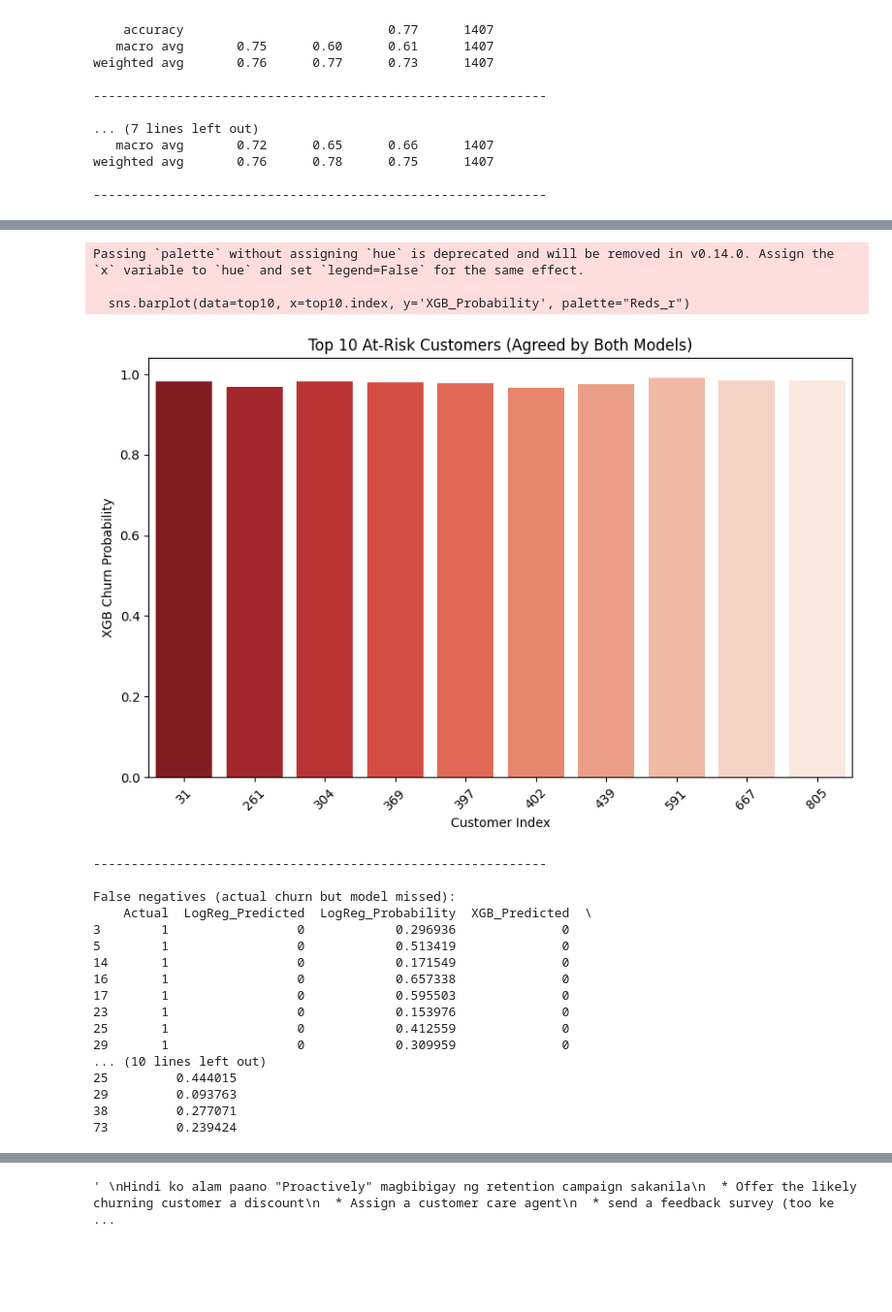
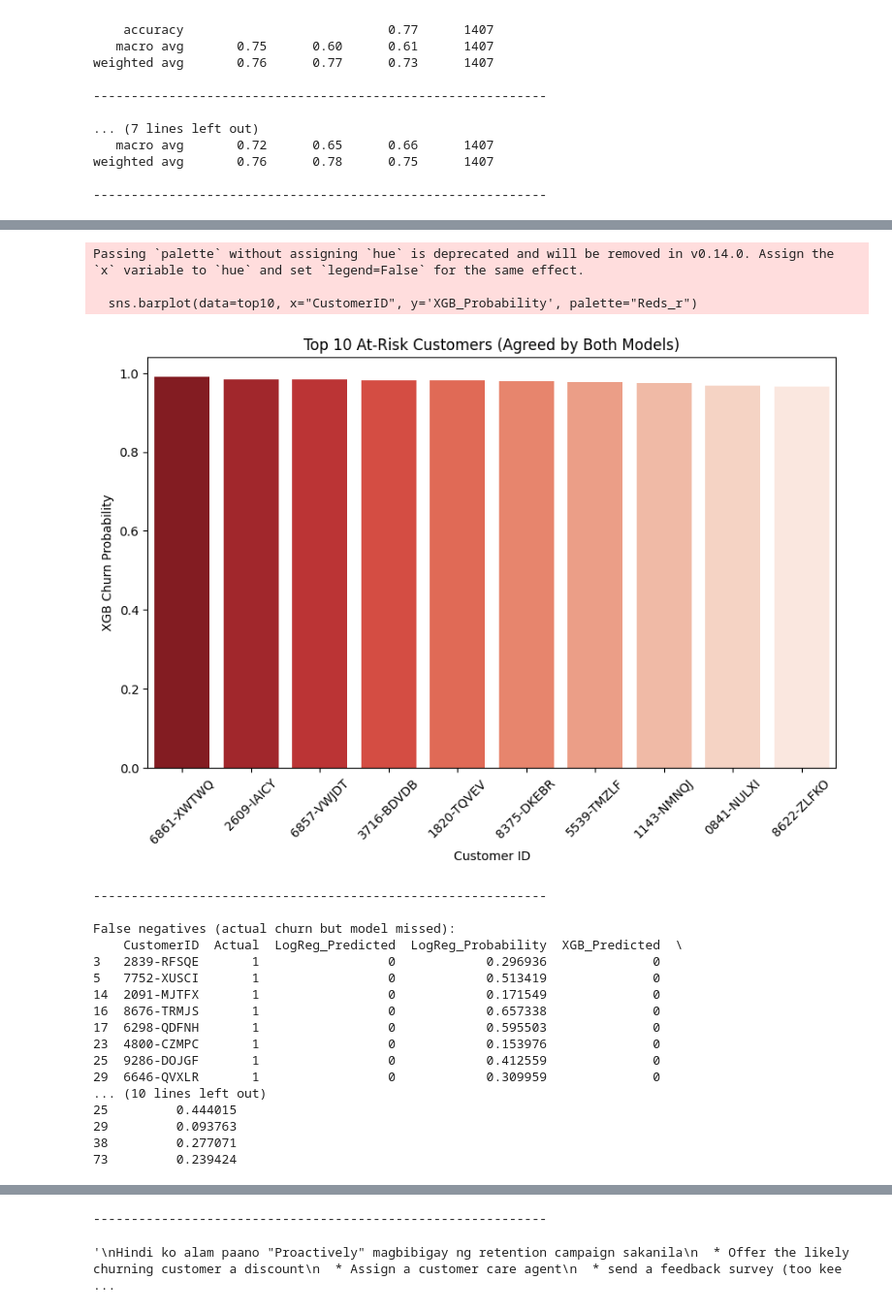
Before and after one commit to Mordical62645/churn_prediction_IBM_dm_fp, a Jupyter notebook: churn_prediction_IBM_dm_fp.ipynb, the cells around one changed output, grey strips where cells are left out. Shown: that part at 97% size. Cells and saved outputs as stored; diff of their text form; code cells hidden in the pictures; blank space fills up the shorter version.

```diff
--- a/churn_prediction_IBM_dm_fp.ipynb
+++ b/churn_prediction_IBM_dm_fp.ipynb
@@ -183,6 +203,10 @@ print("-"*60,"\n")
 
 # We'll temprorarily drop irrelevant columns for the model. This will reduce training load for the model to handle.
 # customerID is purely unique identifier. It's safe to drop.
+# As you can see, customerID is stored in "customer_id_copy". Gumawa ako ng copy niya para ma use as unique identifier sa results.
+# Still, d-drop pa rin siya kasi kapag hindi dinrop, masasama siya sa training ng model, which may affect the performance of the model.
+# Yung copy na yan will serve as unique identifier sa result para ma identify kung sinong customer yon. Kasi lahat ng data na ginamit sa training, hindi na kasama sa testing.
+customer_id_copy = df['customerID']
 df = df.drop('customerID', axis = 1) # axis = 0: delete a row; axis = 1 delete a column
 print("'customerID' dropped")
 print("-"*60,"\n")
@@ -264,7 +288,7 @@ y = df_encoded['Churn']
   # test_size is how much data goes into test set (denoted by 0.2 = 20%)
   # random_state is the seed so results is reproducible. No seed = random
   # stratify=y ensures the class distribution in y is preserved in both the train and test sets.
-X_train, X_test, y_train, y_test = train_test_split(X, y, test_size=0.2, random_state=42, stratify=y)
+X_train, X_test, y_train, y_test, id_train, id_test = train_test_split(X, y, customer_id_copy, test_size=0.2, random_state=42, stratify=y)
   # 80% of data goes to training.
   # 20% goes to testing.
   # The proportion of churned vs. non-churned customers is the same in both sets.
@@ -420,6 +444,7 @@ weighted avg       0.76      0.78      0.75      1407
 # %%
 #### PREDICTION AND OUTPUT ####
 output = pd.DataFrame({
+    'CustomerID': id_test.values,
     'Actual': y_test.values,
     'LogReg_Predicted': y_pred_lr,
     'LogReg_Probability': y_probs_lr,
@@ -427,7 +452,7 @@ output = pd.DataFrame({
     'XGB_Probability': y_probs_xgb
 })
 
-print(output.head(10)) # Show top 10 predictions
+print(f"TOP 10 PREDICTIONS\n{output.head(10)}") # Show top 10 predictions
 print("-"*60, "\n")
 
 # Save to CSV for further inspection
@@ -475,10 +500,10 @@ plt.show()
 
 top10 = agreed_churn.head(10)
 plt.figure(figsize=(10, 6))
-sns.barplot(data=top10, x=top10.index, y='XGB_Probability', palette="Reds_r")
+sns.barplot(data=top10, x="CustomerID", y='XGB_Probability', palette="Reds_r")
 plt.title("Top 10 At-Risk Customers (Agreed by Both Models)")
 plt.ylabel("XGB Churn Probability")
-plt.xlabel("Customer Index")
+plt.xlabel("Customer ID")
 plt.xticks(rotation=45)
 plt.show()
 
@@ -503,7 +528,7 @@ plt.title("Number of False Negatives (Actual == 1, XGB Predicted == 0)")
 plt.xlabel("Actual Churn")
 plt.ylabel("Count")
 plt.show()
-
+print("-"*60, "\n")
 
 """
 Hindi ko alam paano "Proactively" magbibigay ng retention campaign sakanila
@@ -550,25 +575,25 @@ Customers with high-confidence churn predictions (both models agree):
 ... (10 lines left out)
 397         0.977343
 439         0.974331
 261         0.968428
 402         0.965864
 [figure]
 Passing `palette` without assigning `hue` is deprecated and will be removed in v0.14.0. Assign the `x` variable to `hue` and set `legend=False` for the same effect.
 
-  sns.barplot(data=top10, x=top10.index, y='XGB_Probability', palette="Reds_r")
+  sns.barplot(data=top10, x="CustomerID", y='XGB_Probability', palette="Reds_r")
-[figure, old version]
+[figure, new version]
 ------------------------------------------------------------
 
 False negatives (actual churn but model missed):
-    Actual  LogReg_Predicted  LogReg_Probability  XGB_Predicted  \
-3        1                 0            0.296936              0
-5        1                 0            0.513419              0
-14       1                 0            0.171549              0
-16       1                 0            0.657338              0
-17       1                 0            0.595503              0
-23       1                 0            0.153976              0
-25       1                 0            0.412559              0
-29       1                 0            0.309959              0
+    CustomerID  Actual  LogReg_Predicted  LogReg_Probability  XGB_Predicted  \
+3   2839-RFSQE       1                 0            0.296936              0
+5   7752-XUSCI       1                 0            0.513419              0
+14  2091-MJTFX       1                 0            0.171549              0
+16  8676-TRMJS       1                 0            0.657338              0
+17  6298-QDFNH       1                 0            0.595503              0
+23  4800-CZMPC       1                 0            0.153976              0
+25  9286-DOJGF       1                 0            0.412559              0
+29  6646-QVXLR       1                 0            0.309959              0
 ... (10 lines left out)
 25         0.444015
 29         0.093763
@@ -576,4 +601,5 @@ False negatives (actual churn but model missed):
 73         0.239424
 [figure]
 [figure]
-' \nHindi ko alam paano "Proactively" magbibigay ng retention campaign sakanila\n  * Offer the likely churning customer a discount\n  * Assign a customer care agent\n  * send a feedback survey (too ke ...
+------------------------------------------------------------
+'\nHindi ko alam paano "Proactively" magbibigay ng retention campaign sakanila\n  * Offer the likely churning customer a discount\n  * Assign a customer care agent\n  * send a feedback survey (too kee ...
```
Also changed, not shown: parts of 4 cells of this notebook, 4 other files.
